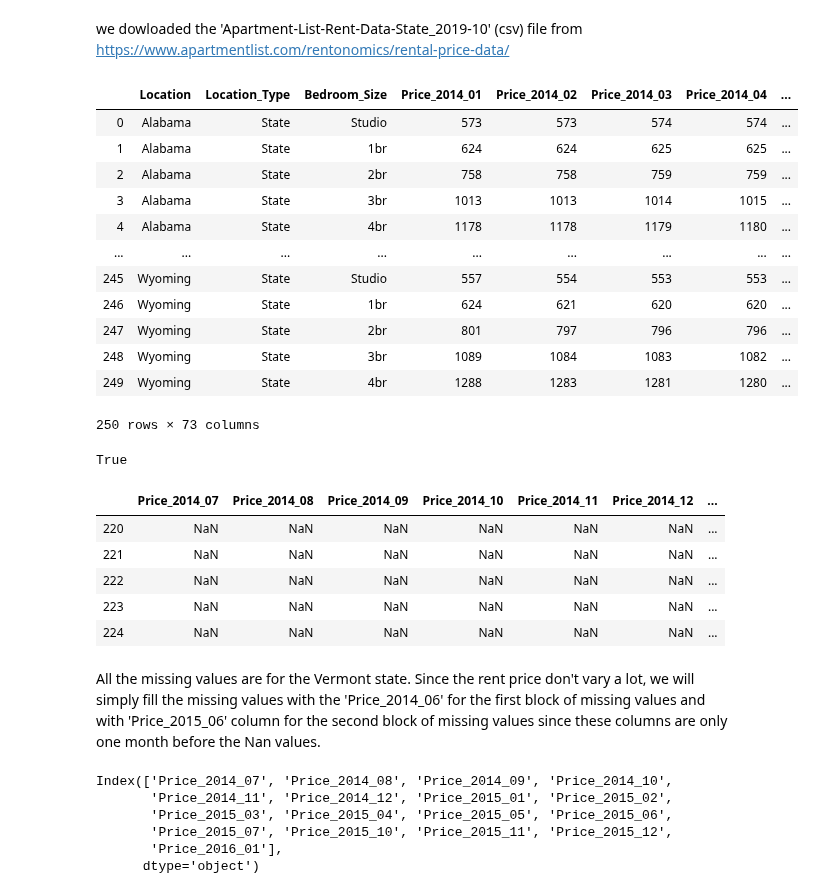
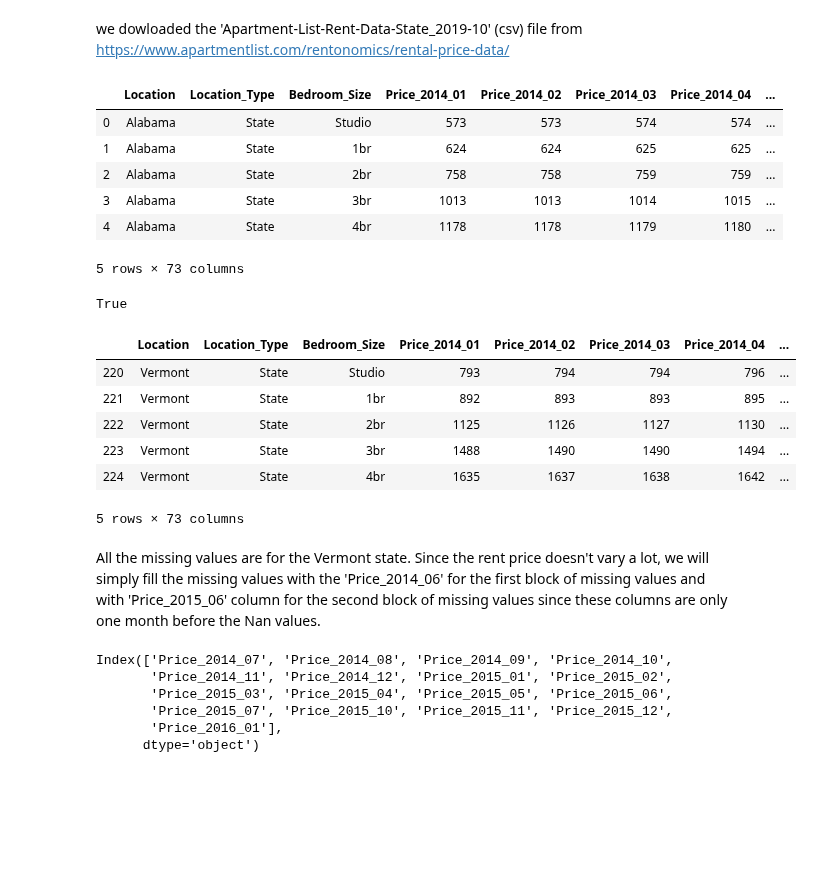
Before and after one commit to steber97/RecursionFairies_AdaProject, a Jupyter notebook: rentData.ipynb, the cells around one changed output. Saved outputs shown, nothing was run; the diff lists cells and outputs as text; code cells hidden in the pictures; blank space fills up the shorter version.

```diff
--- a/rentData.ipynb
+++ b/rentData.ipynb
@@ -9,21 +9,15 @@ we dowloaded the 'Apartment-List-Rent-Data-State_2019-10' (csv) file from https:
 # %%
 #we load the data and quickly visualize it
 df = pd.read_csv("Data/Apartment-List-Rent-Data-State_2019-10.csv")
-df
+df.head()
 # %% [output]
 |  | Location | Location_Type | Bedroom_Size | Price_2014_01 | Price_2014_02 | Price_2014_03 | Price_2014_04 | ... |
 | 0 | Alabama | State | Studio | 573 | 573 | 574 | 574 | ... |
 | 1 | Alabama | State | 1br | 624 | 624 | 625 | 625 | ... |
 | 2 | Alabama | State | 2br | 758 | 758 | 759 | 759 | ... |
 | 3 | Alabama | State | 3br | 1013 | 1013 | 1014 | 1015 | ... |
 | 4 | Alabama | State | 4br | 1178 | 1178 | 1179 | 1180 | ... |
-| ... | ... | ... | ... | ... | ... | ... | ... | ... |
-| 245 | Wyoming | State | Studio | 557 | 554 | 553 | 553 | ... |
-| 246 | Wyoming | State | 1br | 624 | 621 | 620 | 620 | ... |
-| 247 | Wyoming | State | 2br | 801 | 797 | 796 | 796 | ... |
-| 248 | Wyoming | State | 3br | 1089 | 1084 | 1083 | 1082 | ... |
-| 249 | Wyoming | State | 4br | 1288 | 1283 | 1281 | 1280 | ... |
-250 rows × 73 columns
+5 rows × 73 columns
 # %%
 #we check for null values
 df.isnull().values.any()
@@ -32,16 +26,17 @@ True
 # %%
 #we visualize where it is
 null_columns=df.columns[df.isnull().any()]
-df[df.isnull().any(axis=1)][null_columns].head()
+df[df.isnull().any(axis=1)].head()
 # %% [output]
-|  | Price_2014_07 | Price_2014_08 | Price_2014_09 | Price_2014_10 | Price_2014_11 | Price_2014_12 | ... |
-| 220 | NaN | NaN | NaN | NaN | NaN | NaN | ... |
-| 221 | NaN | NaN | NaN | NaN | NaN | NaN | ... |
-| 222 | NaN | NaN | NaN | NaN | NaN | NaN | ... |
-| 223 | NaN | NaN | NaN | NaN | NaN | NaN | ... |
-| 224 | NaN | NaN | NaN | NaN | NaN | NaN | ... |
+|  | Location | Location_Type | Bedroom_Size | Price_2014_01 | Price_2014_02 | Price_2014_03 | Price_2014_04 | ... |
+| 220 | Vermont | State | Studio | 793 | 794 | 794 | 796 | ... |
+| 221 | Vermont | State | 1br | 892 | 893 | 893 | 895 | ... |
+| 222 | Vermont | State | 2br | 1125 | 1126 | 1127 | 1130 | ... |
+| 223 | Vermont | State | 3br | 1488 | 1490 | 1490 | 1494 | ... |
+| 224 | Vermont | State | 4br | 1635 | 1637 | 1638 | 1642 | ... |
+5 rows × 73 columns
 # %% [markdown]
-All the missing values are for the Vermont state. Since the rent price don't vary a lot, we will simply fill the missing values with the 'Price_2014_06' for the first block of missing values and with 'Price_2015_06' column for the second block of missing values since these columns are only one month before the Nan values.
+All the missing values are for the Vermont state. Since the rent price doesn't vary a lot, we will simply fill the missing values with the 'Price_2014_06' for the first block of missing values and with 'Price_2015_06' column for the second block of missing values since these columns are only one month before the Nan values.
 # %%
 null_columns
 # %% [output]
```
Also changed, not shown: parts of 11 cells of this notebook.
